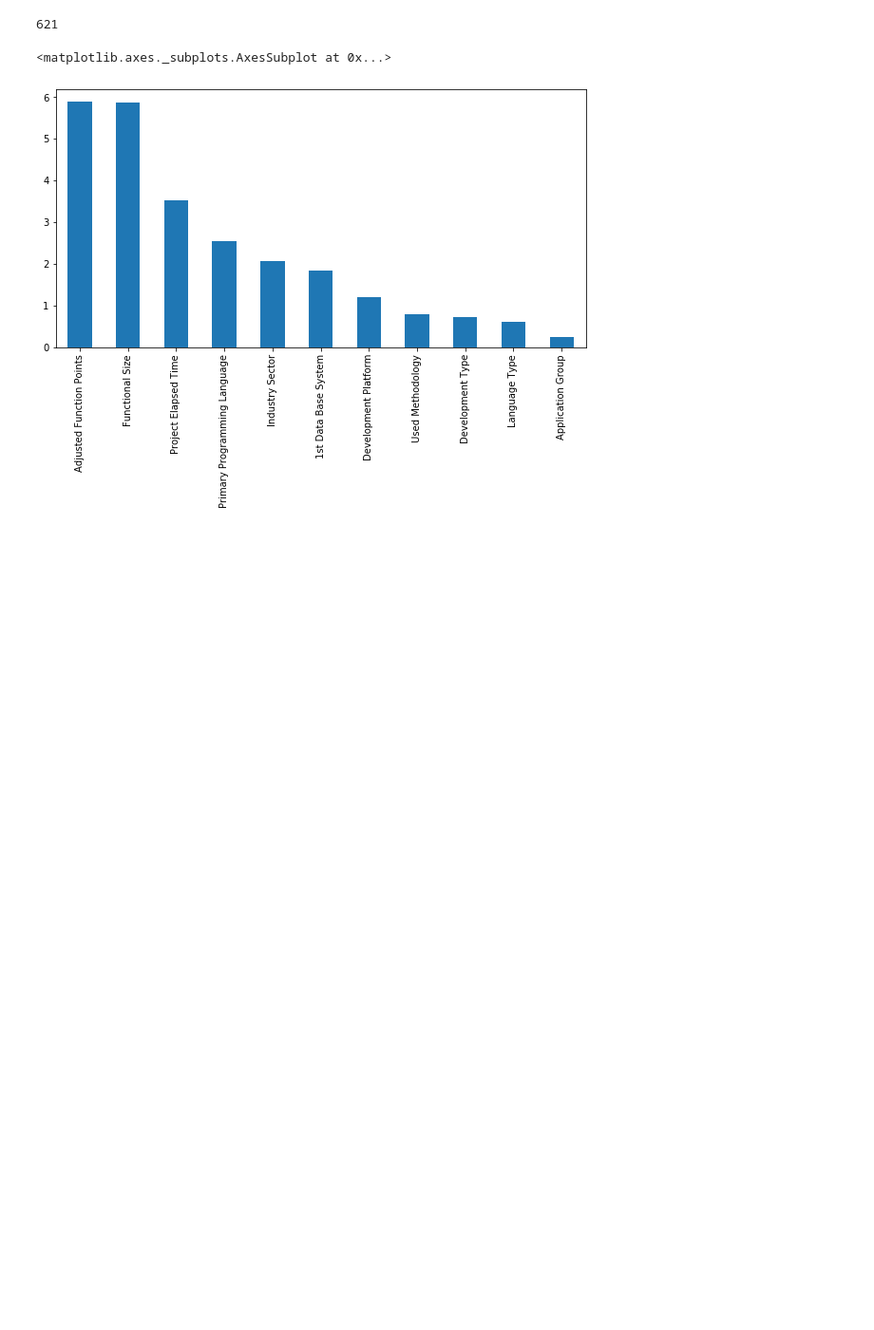
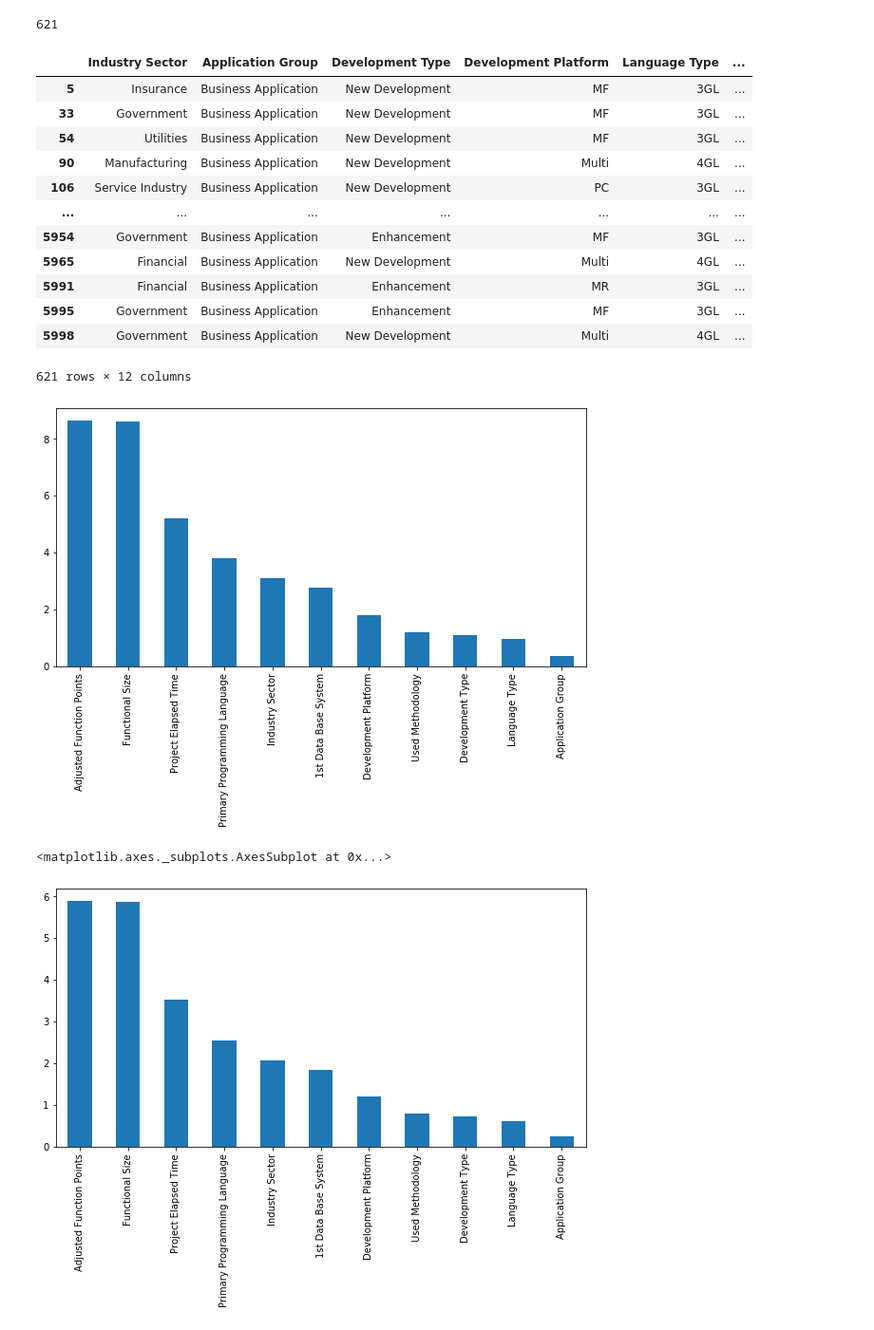
Before and after one commit to ivanajenjo/TFG, a Jupyter notebook: src/import_filter.ipynb, the cells around one changed output. Shown: that part at 95% size. Cells and saved outputs as stored; diff of their text form; code cells hidden in the pictures; blank space fills up the shorter version.

```diff
--- a/src/import_filter.ipynb
+++ b/src/import_filter.ipynb
@@ -32,3 +32,23 @@ df = select_features.recodeDataframe(df)
 # %% [output]
 621
+# %%
+#Con la libreria info-gain https://pypi.org/project/info-gain/
+mi = select_features.calcularMiManualInfo_gain('Normalised Work Effort Level 1', df)
+mi.sort_values(ascending=False).plot.bar(figsize=(10, 5))
+df
+# %% [output]
+|  | Industry Sector | Application Group | Development Type | Development Platform | Language Type | ... |
+| 5 | Insurance | Business Application | New Development | MF | 3GL | ... |
+| 33 | Government | Business Application | New Development | MF | 3GL | ... |
+| 54 | Utilities | Business Application | New Development | MF | 3GL | ... |
+| 90 | Manufacturing | Business Application | New Development | Multi | 4GL | ... |
+| 106 | Service Industry | Business Application | New Development | PC | 3GL | ... |
+| ... | ... | ... | ... | ... | ... | ... |
+| 5954 | Government | Business Application | Enhancement | MF | 3GL | ... |
+| 5965 | Financial | Business Application | New Development | Multi | 4GL | ... |
+| 5991 | Financial | Business Application | Enhancement | MR | 3GL | ... |
+| 5995 | Government | Business Application | Enhancement | MF | 3GL | ... |
+| 5998 | Government | Business Application | New Development | Multi | 4GL | ... |
+621 rows × 12 columns
+[figure, added]
 # %%
```
Also changed, not shown: parts of 6 cells of this notebook, 2 other files.
